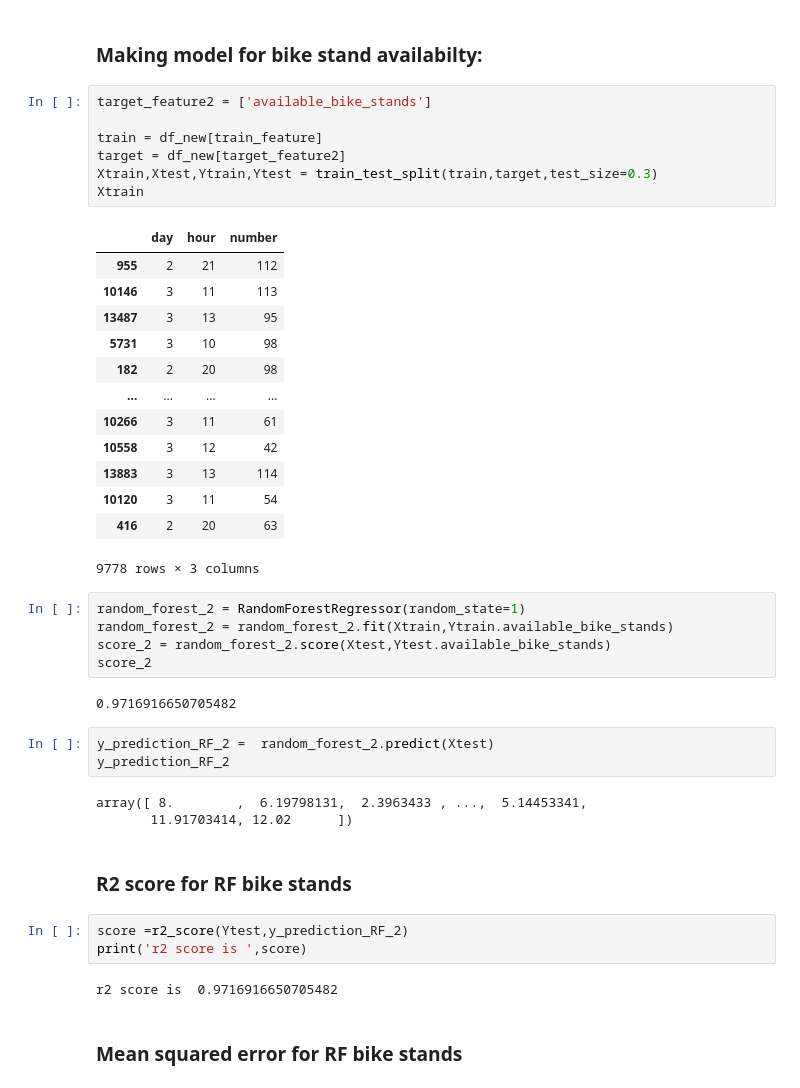
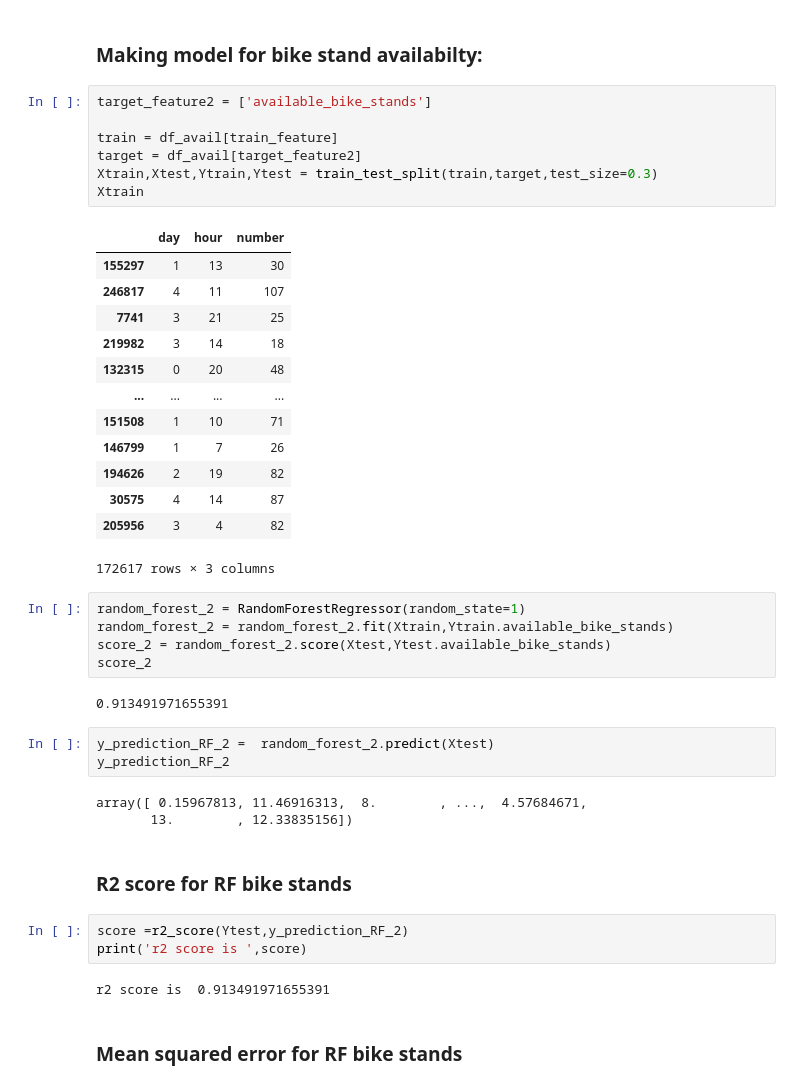
Before and after one commit to Gus1616/Dublin_bikes_project, a Jupyter notebook: Machine_learning/Predictions_Dublin_BikesApp.ipynb, the cells around one changed output. Saved outputs shown, nothing was run; the diff lists cells and outputs as text.

```diff
--- a/Machine_learning/Predictions_Dublin_BikesApp.ipynb
+++ b/Machine_learning/Predictions_Dublin_BikesApp.ipynb
@@ -451,44 +434,44 @@ model= pickle.load(open('model.pkl', 'rb'))
 # %%
 target_feature2 = ['available_bike_stands']
 
-train = df_new[train_feature]
-target = df_new[target_feature2]
+train = df_avail[train_feature]
+target = df_avail[target_feature2]
 Xtrain,Xtest,Ytrain,Ytest = train_test_split(train,target,test_size=0.3)
 Xtrain
 # %% [output]
 |  | day | hour | number |
-| 955 | 2 | 21 | 112 |
-| 10146 | 3 | 11 | 113 |
-| 13487 | 3 | 13 | 95 |
-| 5731 | 3 | 10 | 98 |
-| 182 | 2 | 20 | 98 |
+| 155297 | 1 | 13 | 30 |
+| 246817 | 4 | 11 | 107 |
+| 7741 | 3 | 21 | 25 |
+| 219982 | 3 | 14 | 18 |
+| 132315 | 0 | 20 | 48 |
 | ... | ... | ... | ... |
-| 10266 | 3 | 11 | 61 |
-| 10558 | 3 | 12 | 42 |
-| 13883 | 3 | 13 | 114 |
-| 10120 | 3 | 11 | 54 |
-| 416 | 2 | 20 | 63 |
+| 151508 | 1 | 10 | 71 |
+| 146799 | 1 | 7 | 26 |
+| 194626 | 2 | 19 | 82 |
+| 30575 | 4 | 14 | 87 |
+| 205956 | 3 | 4 | 82 |
-9778 rows × 3 columns
+172617 rows × 3 columns
 # %%
 random_forest_2 = RandomForestRegressor(random_state=1)
 random_forest_2 = random_forest_2.fit(Xtrain,Ytrain.available_bike_stands)
 score_2 = random_forest_2.score(Xtest,Ytest.available_bike_stands)
 score_2
 # %% [output]
-0.9716916650705482
+0.913491971655391
 # %%
 y_prediction_RF_2 =  random_forest_2.predict(Xtest)
 y_prediction_RF_2
 # %% [output]
-array([ 8.        ,  6.19798131,  2.3963433 , ...,  5.14453341,
-       11.91703414, 12.02      ])
+array([ 0.15967813, 11.46916313,  8.        , ...,  4.57684671,
+       13.        , 12.33835156])
 # %% [markdown]
 ### R2 score for RF bike stands
 # %%
 score =r2_score(Ytest,y_prediction_RF_2)
 print('r2 score is ',score)
 # %% [output]
-r2 score is  0.9716916650705482
+r2 score is  0.913491971655391
 # %% [markdown]
 ### Mean squared error for RF bike stands
 # %%
```
Also changed, not shown: parts of 35 cells of this notebook.
